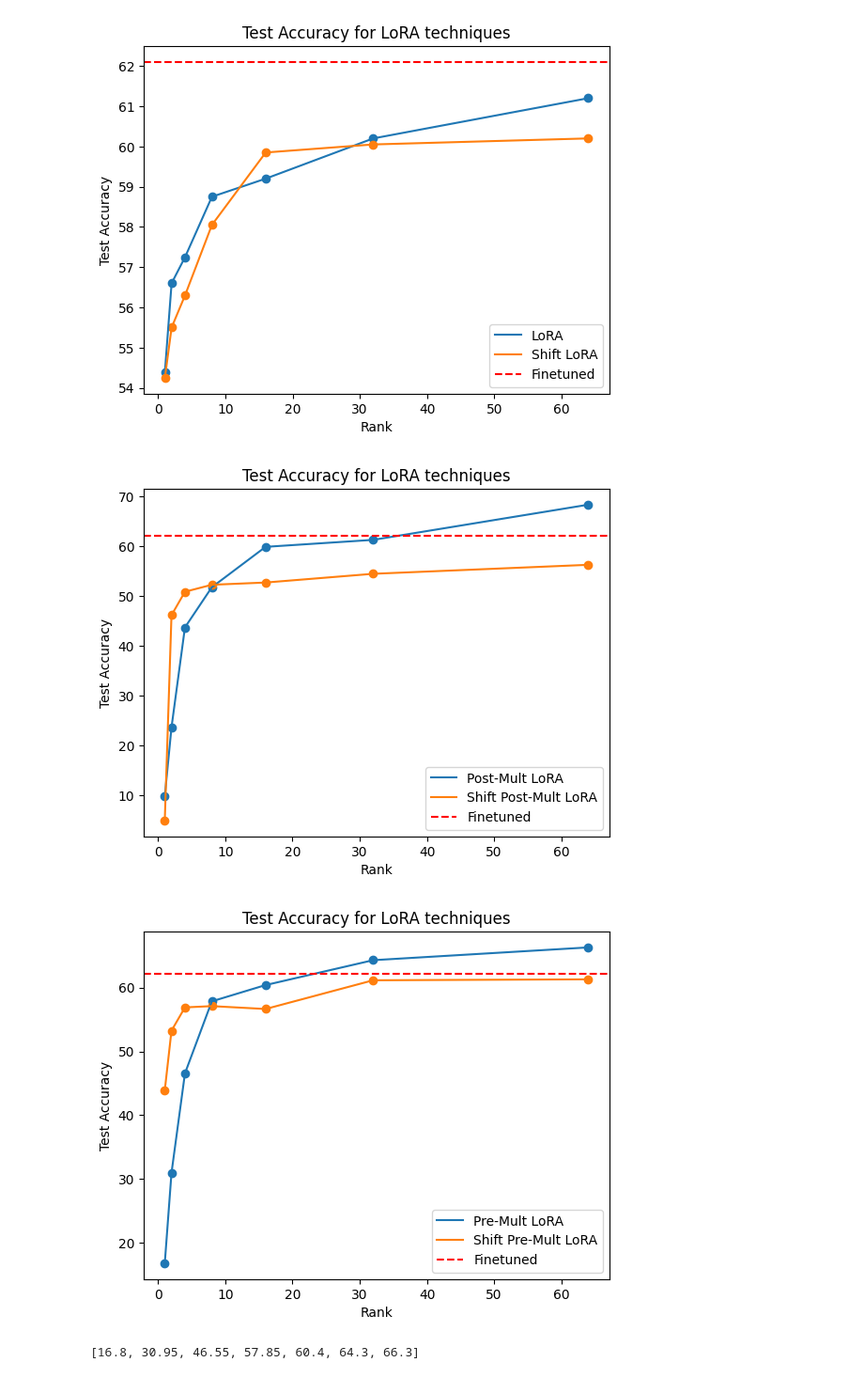
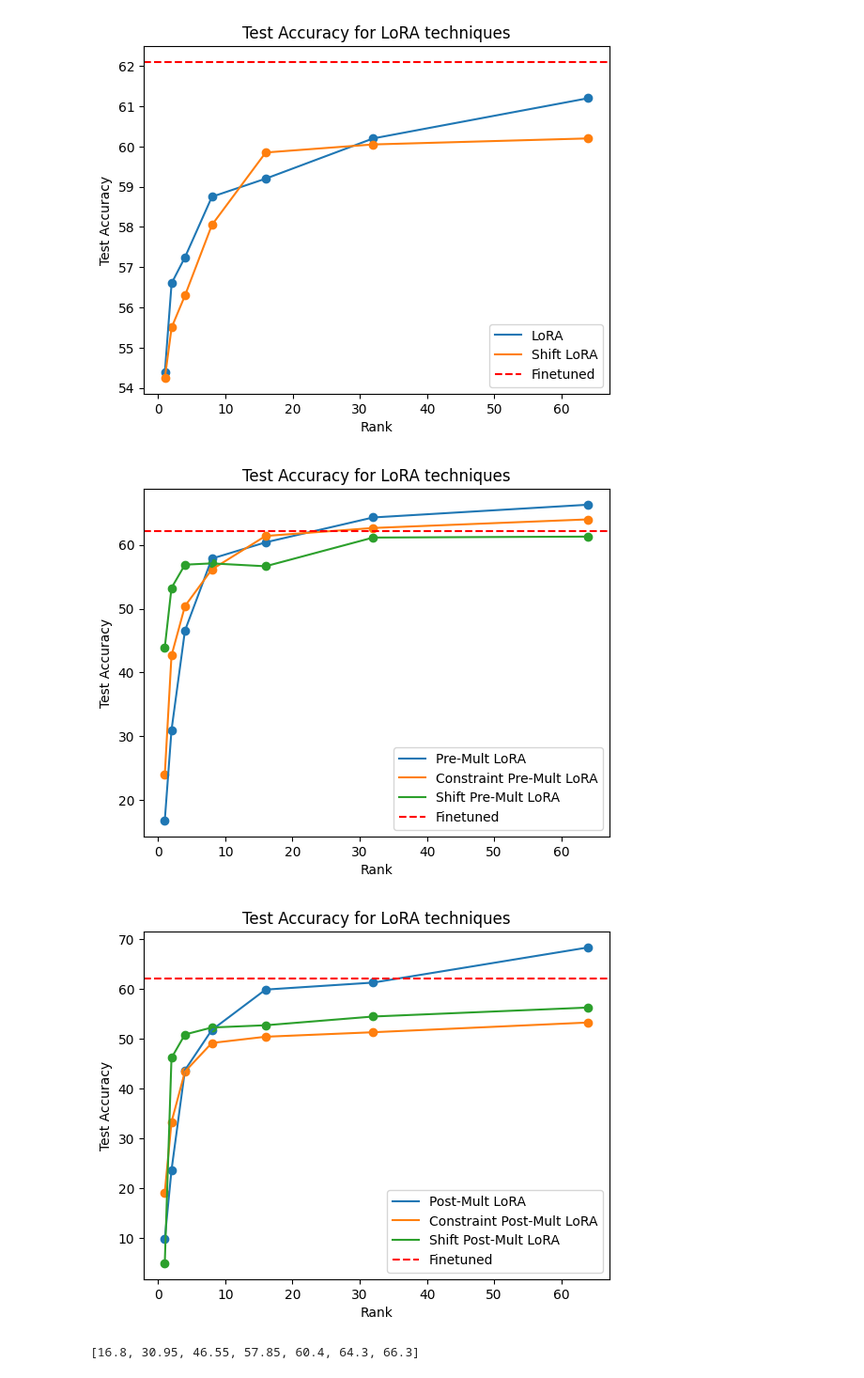
Before and after one commit to bihany-harsh/LoRA-experimentations, a Jupyter notebook: cifar100-experiments/compile.ipynb, the cells around one changed output. Shown at 94% size. Drawn from its saved outputs; the diff is of its cells as text; code cells hidden in the pictures.

```diff
--- a/cifar100-experiments/compile.ipynb
+++ b/cifar100-experiments/compile.ipynb
@@ -17,6 +17,10 @@ with open("./out_files/resnet50_Shift_Pre_Mult_LoRA_model_histories.pkl", "rb")
     shift_pre_mult_lora_histories = pickle.load(f)
 with open("./out_files/resnet50_Shift_Post_Mult_LoRA_model_histories.pkl", "rb") as f:
     shift_post_mult_lora_histories = pickle.load(f)
+with open("./out_files/resnet50_Constraint_Pre_Mult_LoRA_model_histories.pkl", "rb") as f:
+    constraint_pre_mult_lora_histories = pickle.load(f)
+with open("./out_files/resnet50_Constraint_PostMult_LoRA_model_histories.pkl", "rb") as f:
+    constraint_post_mult_lora_histories = pickle.load(f)
 # %%
 ranks = [1, 2, 4, 8, 16, 32, 64]
 lora_trainable_params = [lora_histories[rank].trainable_params for rank in ranks]
@@ -36,6 +40,12 @@ shift_post_mult_lora_test_accuracy = [shift_post_mult_lora_histories[rank].test_
 
 shift_lora_trainable_params = [shift_lora_histories[rank].trainable_params for rank in ranks]
 shift_lora_test_accuracy = [shift_lora_histories[rank].test_accuracy for rank in ranks]
+
+constraint_pre_mult_lora_trainable_params = [constraint_pre_mult_lora_histories[rank].trainable_params for rank in ranks]
+constraint_pre_mult_lora_test_accuracy = [constraint_pre_mult_lora_histories[rank].test_accuracy for rank in ranks]
+
+constraint_post_mult_lora_trainable_params = [constraint_post_mult_lora_histories[rank].trainable_params for rank in ranks]
+constraint_post_mult_lora_test_accuracy = [constraint_post_mult_lora_histories[rank].test_accuracy for rank in ranks]
 # %%
 with open("./out_files/resnet50_finetuned_model_history.pkl", "rb") as f:
     finetuned_history = pickle.load(f)
@@ -125,18 +141,22 @@ fig, ax = plt.subplots()
 
 # Plot lines
 # ax.plot(ranks, lora_test_accuracy, label="LoRA")
-ax.plot(ranks, post_mult_lora_test_accuracy, label="Post-Mult LoRA")
-# ax.plot(ranks, pre_mult_lora_test_accuracy, label="Pre-Mult LoRA")
+# ax.plot(ranks, post_mult_lora_test_accuracy, label="Post-Mult LoRA")
+ax.plot(ranks, pre_mult_lora_test_accuracy, label="Pre-Mult LoRA")
+ax.plot(ranks, constraint_pre_mult_lora_test_accuracy, label="Constraint Pre-Mult LoRA")
+# ax.plot(ranks, constraint_post_mult_lora_test_accuracy, label="Constraint Post-Mult LoRA")
 # ax.plot(ranks, shift_lora_test_accuracy, label="Shift LoRA")
-# ax.plot(ranks, shift_pre_mult_lora_test_accuracy, label="Shift Pre-Mult LoRA")
-ax.plot(ranks, shift_post_mult_lora_test_accuracy, label="Shift Post-Mult LoRA")
+ax.plot(ranks, shift_pre_mult_lora_test_accuracy, label="Shift Pre-Mult LoRA")
+# ax.plot(ranks, shift_post_mult_lora_test_accuracy, label="Shift Post-Mult LoRA")
 
 # Add scatter points to highlight each rank
 # ax.scatter(ranks, lora_test_accuracy, marker='o')
-ax.scatter(ranks, post_mult_lora_test_accuracy, marker='o')
-# ax.scatter(ranks, pre_mult_lora_test_accuracy, marker='o')
-# ax.scatter(ranks, shift_pre_mult_lora_test_accuracy, marker='o')
-ax.scatter(ranks, shift_post_mult_lora_test_accuracy, marker='o')
+# ax.scatter(ranks, post_mult_lora_test_accuracy, marker='o')
+ax.scatter(ranks, pre_mult_lora_test_accuracy, marker='o')
+ax.scatter(ranks, constraint_pre_mult_lora_test_accuracy, marker='o')
+# ax.scatter(ranks, constraint_post_mult_lora_test_accuracy, marker='o')
+ax.scatter(ranks, shift_pre_mult_lora_test_accuracy, marker='o')
+# ax.scatter(ranks, shift_post_mult_lora_test_accuracy, marker='o')
 # ax.scatter(ranks, shift_lora_test_accuracy, marker='o')
 
 # Add a horizontal line for finetuned test accuracy
@@ -151,39 +171,43 @@ ax.legend()
 # Show the plot
 plt.show()
 # %% [output]
-[figure, old version]
+[figure, new version]
 # %%
 fig, ax = plt.subplots()
 
 # Plot lines
 # ax.plot(ranks, lora_test_accuracy, label="LoRA")
-# ax.plot(ranks, post_mult_lora_test_accuracy, label="Post-Mult LoRA")
-ax.plot(ranks, pre_mult_lora_test_accuracy, label="Pre-Mult LoRA")
+ax.plot(ranks, post_mult_lora_test_accuracy, label="Post-Mult LoRA")
+# ax.plot(ranks, pre_mult_lora_test_accuracy, label="Pre-Mult LoRA")
+# ax.plot(ranks, constraint_pre_mult_lora_test_accuracy, label="Constraint Pre-Mult LoRA")
+ax.plot(ranks, constraint_post_mult_lora_test_accuracy, label="Constraint Post-Mult LoRA")
 # ax.plot(ranks, shift_lora_test_accuracy, label="Shift LoRA")
-ax.plot(ranks, shift_pre_mult_lora_test_accuracy, label="Shift Pre-Mult LoRA")
-# ax.plot(ranks, shift_post_mult_lora_test_accuracy, label="Shift Post-Mult LoRA")
+# ax.plot(ranks, shift_pre_mult_lora_test_accuracy, label="Shift Pre-Mult LoRA")
+ax.plot(ranks, shift_post_mult_lora_test_accuracy, label="Shift Post-Mult LoRA")
 
 # Add scatter points to highlight each rank
 # ax.scatter(ranks, lora_test_accuracy, marker='o')
-# ax.scatter(ranks, post_mult_lora_test_accuracy, marker='o')
-ax.scatter(ranks, pre_mult_lora_test_accuracy, marker='o')
-ax.scatter(ranks, shift_pre_mult_lora_test_accuracy, marker='o')
-# ax.scatter(ranks, shift_post_mult_lora_test_accuracy, marker='o')
+ax.scatter(ranks, post_mult_lora_test_accuracy, marker='o')
+# ax.scatter(ranks, pre_mult_lora_test_accuracy, marker='o')
+# ax.scatter(ranks, constraint_pre_mult_lora_test_accuracy, marker='o')
+ax.scatter(ranks, constraint_post_mult_lora_test_accuracy, marker='o')
+# ax.scatter(ranks, shift_pre_mult_lora_test_accuracy, marker='o')
+ax.scatter(ranks, shift_post_mult_lora_test_accuracy, marker='o')
 # ax.scatter(ranks, shift_lora_test_accuracy, marker='o')
 
 # Add a horizontal line for finetuned test accuracy
 ax.axhline(y=finetuned_history.test_accuracy, color='r', linestyle='--', label="Finetuned")
 
 # Labels and title
 ax.set_xlabel("Rank")
 ax.set_ylabel("Test Accuracy")
 ax.set_title("Test Accuracy for LoRA techniques")
 ax.legend()
 
 # Show the plot
 plt.show()
 # %% [output]
-[figure, old version]
+[figure, new version]
 # %%
 pre_mult_lora_test_accuracy
 # %% [output]
```
Also changed, not shown: parts of 2 cells of this notebook, 2 other files.
